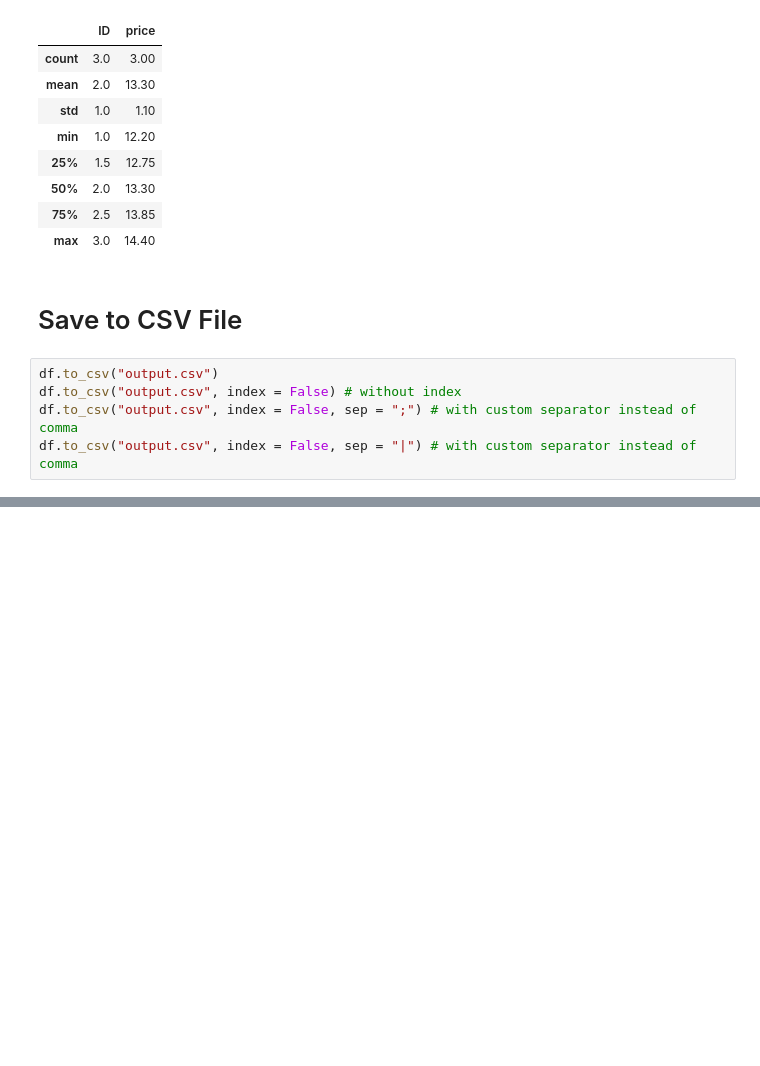
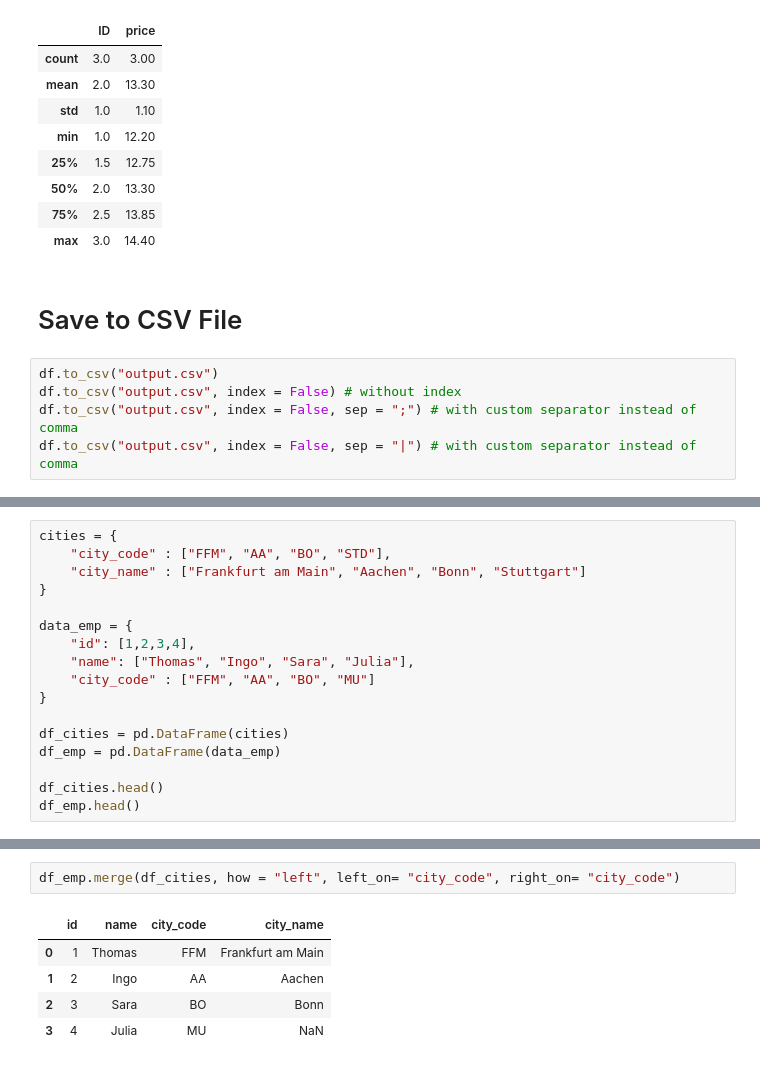
Before and after one commit to rbiotblbk/ML, a Jupyter notebook: 03_Pandas/01_Pandas_Intro.ipynb, the cells around one changed output, grey strips where cells are left out. Saved outputs shown, nothing was run; the diff lists cells and outputs as text; blank space fills up the shorter version.

```diff
--- a/03_Pandas/01_Pandas_Intro.ipynb
+++ b/03_Pandas/01_Pandas_Intro.ipynb
@@ -689,0 +970,17 @@ df.to_csv("output.csv", index = False, sep = "|") # with custom separator instea
+# %%
+cities = {
+    "city_code" : ["FFM", "AA", "BO", "STD"],
+    "city_name" : ["Frankfurt am Main", "Aachen", "Bonn", "Stuttgart"]
+}
+
+data_emp = {
+    "id": [1,2,3,4],
+    "name": ["Thomas", "Ingo", "Sara", "Julia"],
+    "city_code" : ["FFM", "AA", "BO", "MU"]
+}
+
+df_cities = pd.DataFrame(cities)
+df_emp = pd.DataFrame(data_emp)
+
+df_cities.head()
+df_emp.head()
@@ -689,0 +1001,8 @@ df.to_csv("output.csv", index = False, sep = "|") # with custom separator instea
+# %%
+df_emp.merge(df_cities, how = "left", left_on= "city_code", right_on= "city_code")
+# %% [output]
+|  | id | name | city_code | city_name |
+| 0 | 1 | Thomas | FFM | Frankfurt am Main |
+| 1 | 2 | Ingo | AA | Aachen |
+| 2 | 3 | Sara | BO | Bonn |
+| 3 | 4 | Julia | MU | NaN |
```
Also changed, not shown: parts of 40 cells of this notebook, 2 other files.
